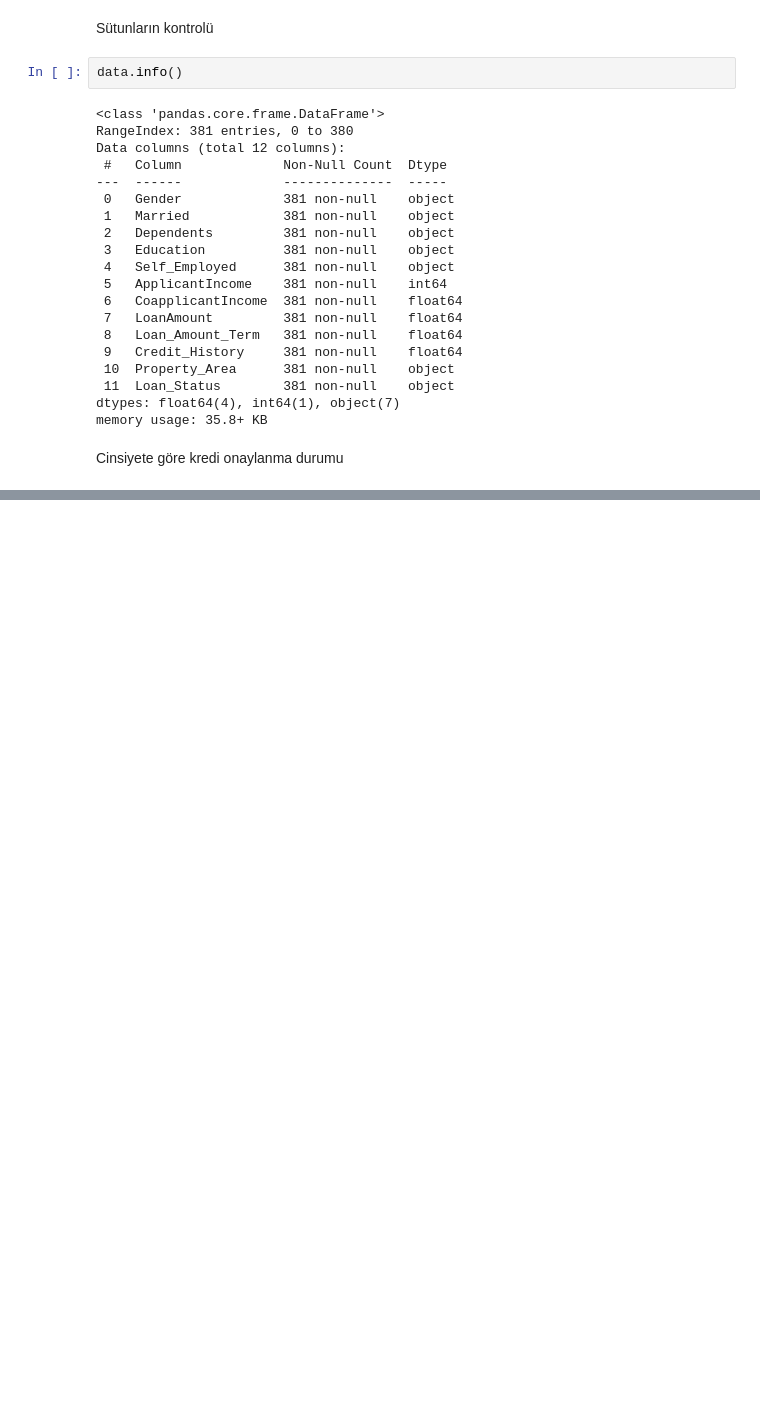
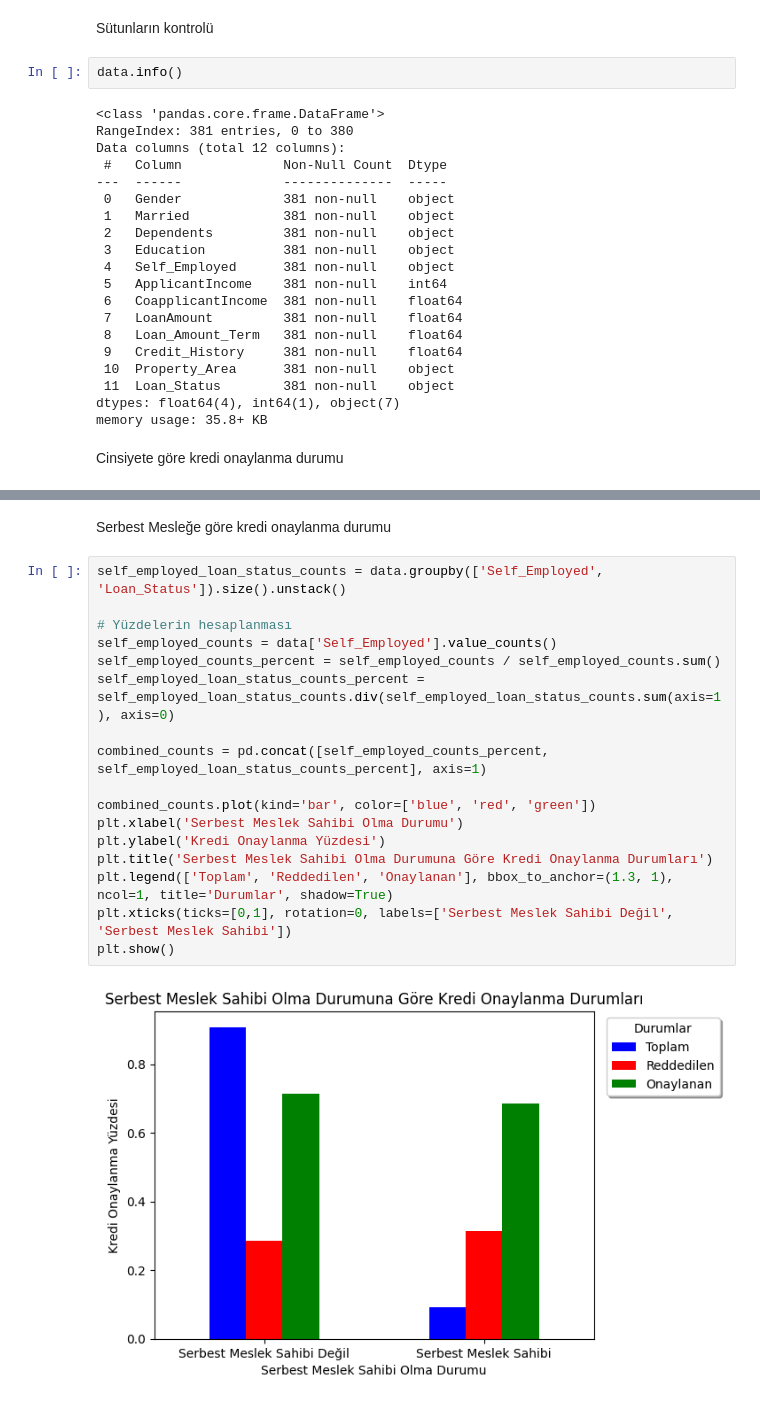
Before and after one commit to 1BarisErkus/AI, a Jupyter notebook: main.ipynb, the cells around one changed output, grey strips where cells are left out. Saved outputs shown, nothing was run; the diff lists cells and outputs as text; blank space fills up the shorter version.

```diff
--- a/main.ipynb
+++ b/main.ipynb
@@ -148,0 +193,21 @@ plt.show()
+# %% [markdown]
+Serbest Mesleğe göre kredi onaylanma durumu
+# %%
+self_employed_loan_status_counts = data.groupby(['Self_Employed', 'Loan_Status']).size().unstack()
+
+# Yüzdelerin hesaplanması
+self_employed_counts = data['Self_Employed'].value_counts()
+self_employed_counts_percent = self_employed_counts / self_employed_counts.sum()
+self_employed_loan_status_counts_percent = self_employed_loan_status_counts.div(self_employed_loan_status_counts.sum(axis=1), axis=0)
+
+combined_counts = pd.concat([self_employed_counts_percent, self_employed_loan_status_counts_percent], axis=1)
+
+combined_counts.plot(kind='bar', color=['blue', 'red', 'green'])
+plt.xlabel('Serbest Meslek Sahibi Olma Durumu')
+plt.ylabel('Kredi Onaylanma Yüzdesi')
+plt.title('Serbest Meslek Sahibi Olma Durumuna Göre Kredi Onaylanma Durumları')
+plt.legend(['Toplam', 'Reddedilen', 'Onaylanan'], bbox_to_anchor=(1.3, 1), ncol=1, title='Durumlar', shadow=True)
+plt.xticks(ticks=[0,1], rotation=0, labels=['Serbest Meslek Sahibi Değil', 'Serbest Meslek Sahibi'])
+plt.show()
+# %% [output]
+[figure, added]
```
Also changed, not shown: parts of 19 cells of this notebook.
